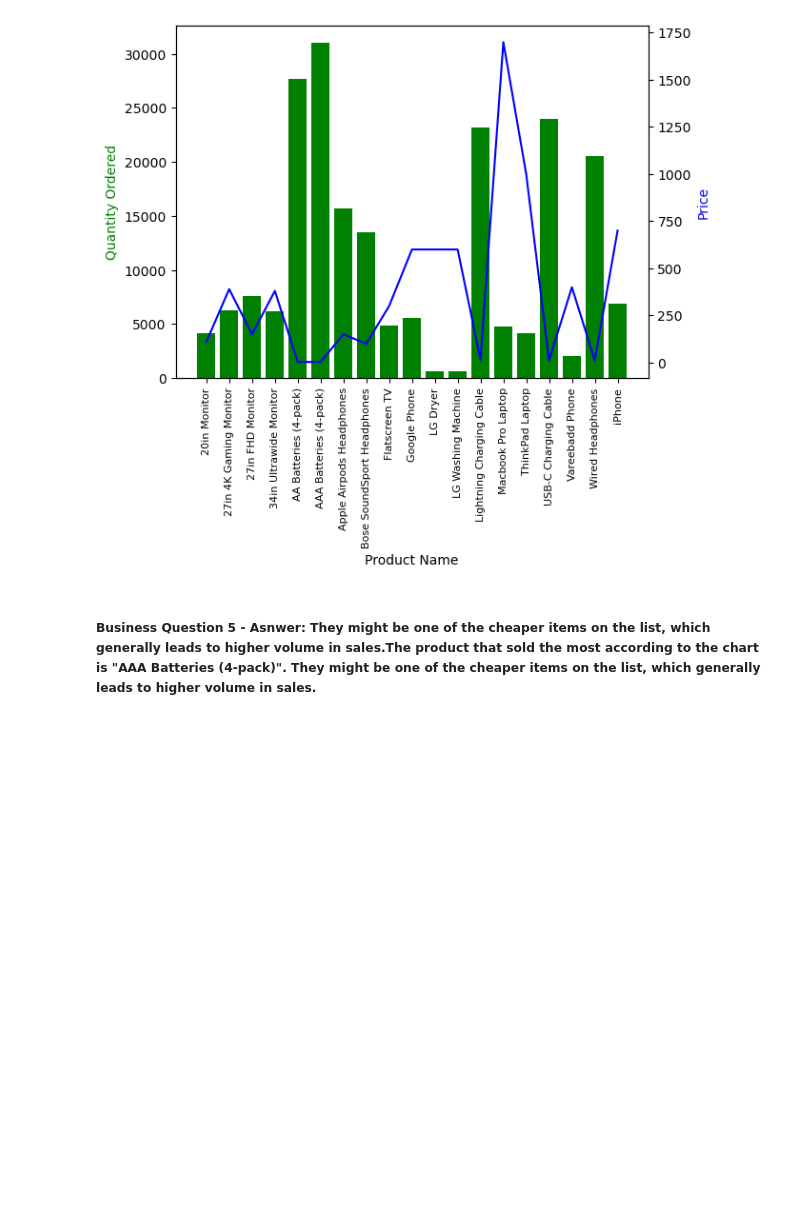
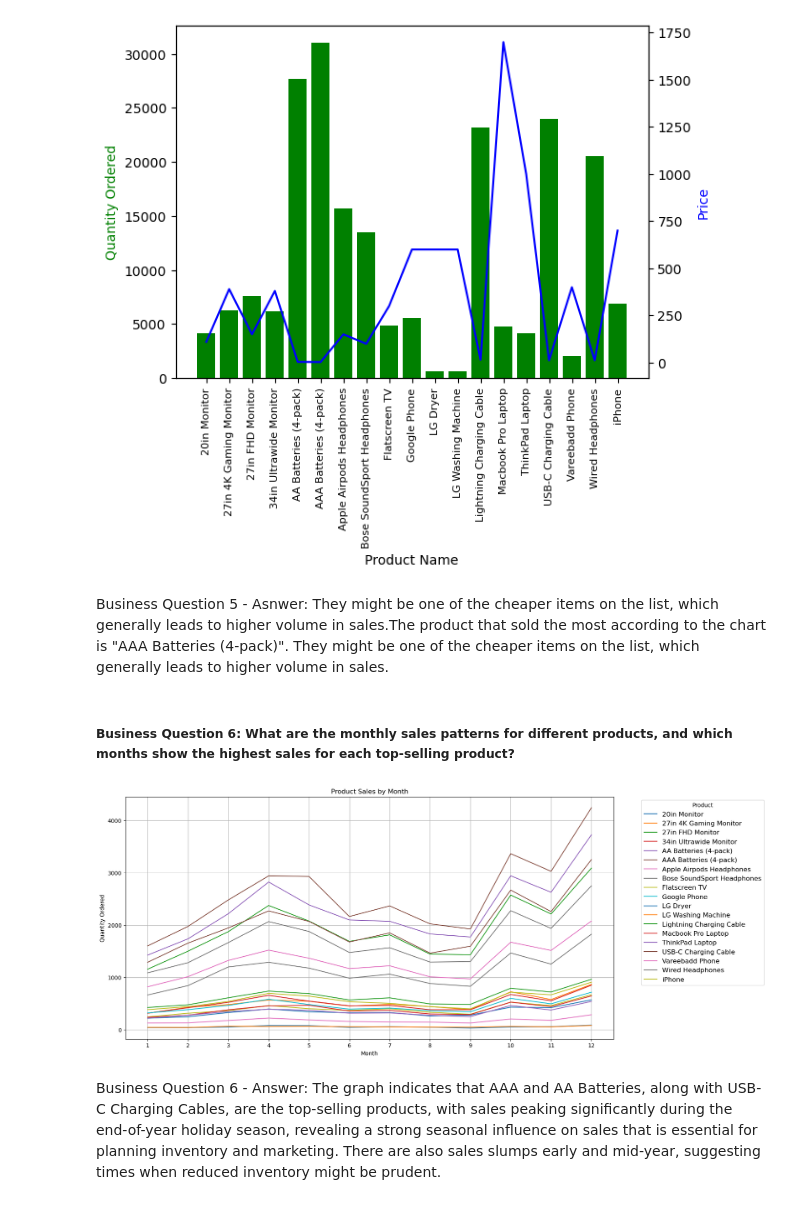
Before and after one commit to bublosbenji/Data-Science-Analysis, a Jupyter notebook: sales_analysis.ipynb, the cells around one changed output. Saved outputs shown, nothing was run; the diff lists cells and outputs as text; code cells hidden in the pictures; blank space fills up the shorter version.

```diff
--- a/sales_analysis.ipynb
+++ b/sales_analysis.ipynb
@@ -293,4 +294,32 @@ plt.show()
 # %% [output]
 [figure]
 # %% [markdown]
-##### Business Question 5 - Asnwer: They might be one of the cheaper items on the list, which generally leads to higher volume in sales.The product that sold the most according to the chart is "AAA Batteries (4-pack)". They might be one of the cheaper items on the list, which generally leads to higher volume in sales.
+Business Question 5 - Asnwer: They might be one of the cheaper items on the list, which generally leads to higher volume in sales.The product that sold the most according to the chart is "AAA Batteries (4-pack)". They might be one of the cheaper items on the list, which generally leads to higher volume in sales.
+# %% [markdown]
+##### Business Question 6: What are the monthly sales patterns for different products, and which months show the highest sales for each top-selling product?
+# %%
+all_data['Month'] = all_data['Order Date'].dt.month
+
+# sum 'Quantity Ordered' and 'Price Each' by 'Month' and 'Product', ensuring we're not summing datetime values
+product_monthly_sales = all_data.groupby(['Month', 'Product']).agg({'Quantity Ordered':'sum'}).reset_index()
+# %%
+# Pivot the data for easier plotting
+monthly_sales_pivot = product_monthly_sales.pivot(index='Month', columns='Product', values='Quantity Ordered').fillna(0)
+
+# Plotting
+plt.figure(figsize=(16, 8))
+
+for product in monthly_sales_pivot.columns:
+    plt.plot(monthly_sales_pivot.index, monthly_sales_pivot[product], label=product)
+
+plt.title('Product Sales by Month')
+plt.xlabel('Month')
+plt.ylabel('Quantity Ordered')
+plt.xticks(monthly_sales_pivot.index)
+plt.legend(title='Product', bbox_to_anchor=(1.05, 1), loc='upper left', prop={'size': 12})
+plt.grid(True)
+plt.show()
+# %% [output]
+[figure, added]
+# %% [markdown]
+Business Question 6 - Answer: The graph indicates that AAA and AA Batteries, along with USB-C Charging Cables, are the top-selling products, with sales peaking significantly during the end-of-year holiday season, revealing a strong seasonal influence on sales that is essential for planning inventory and marketing. There are also sales slumps early and mid-year, suggesting times when reduced inventory might be prudent.
```
Also changed, not shown: parts of 11 cells of this notebook.
